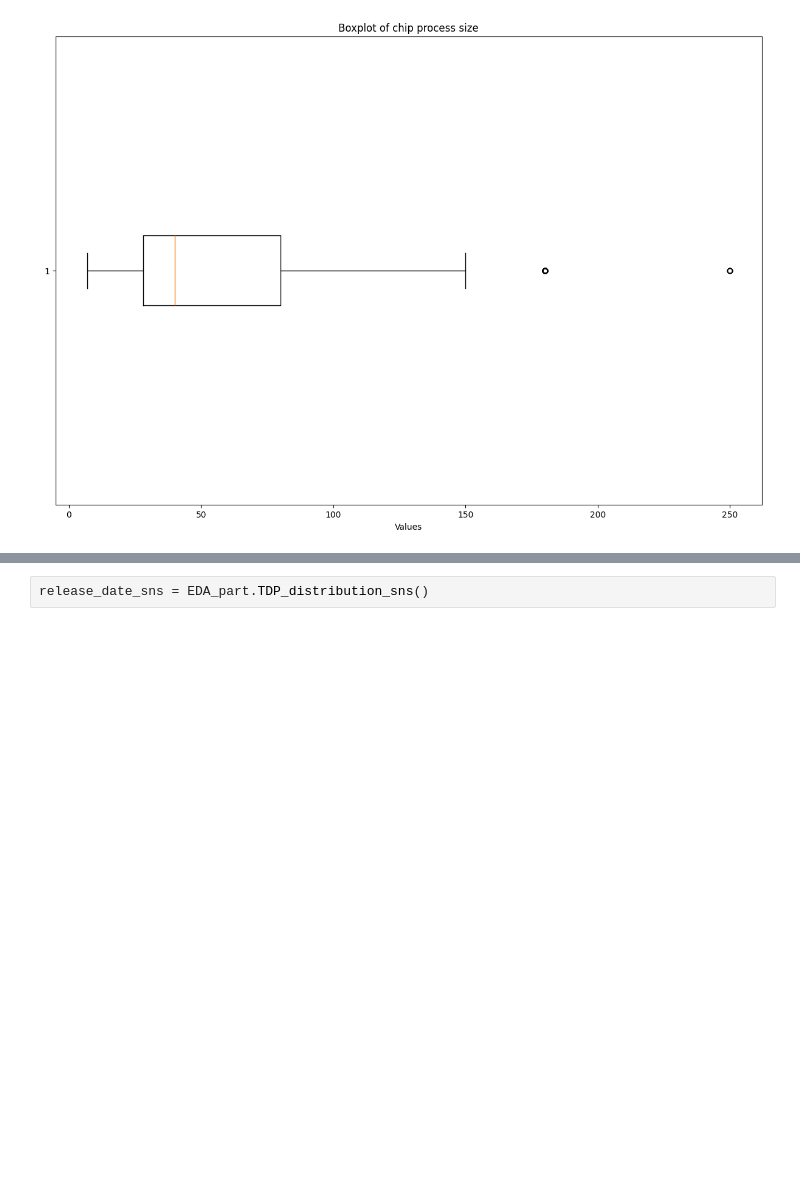
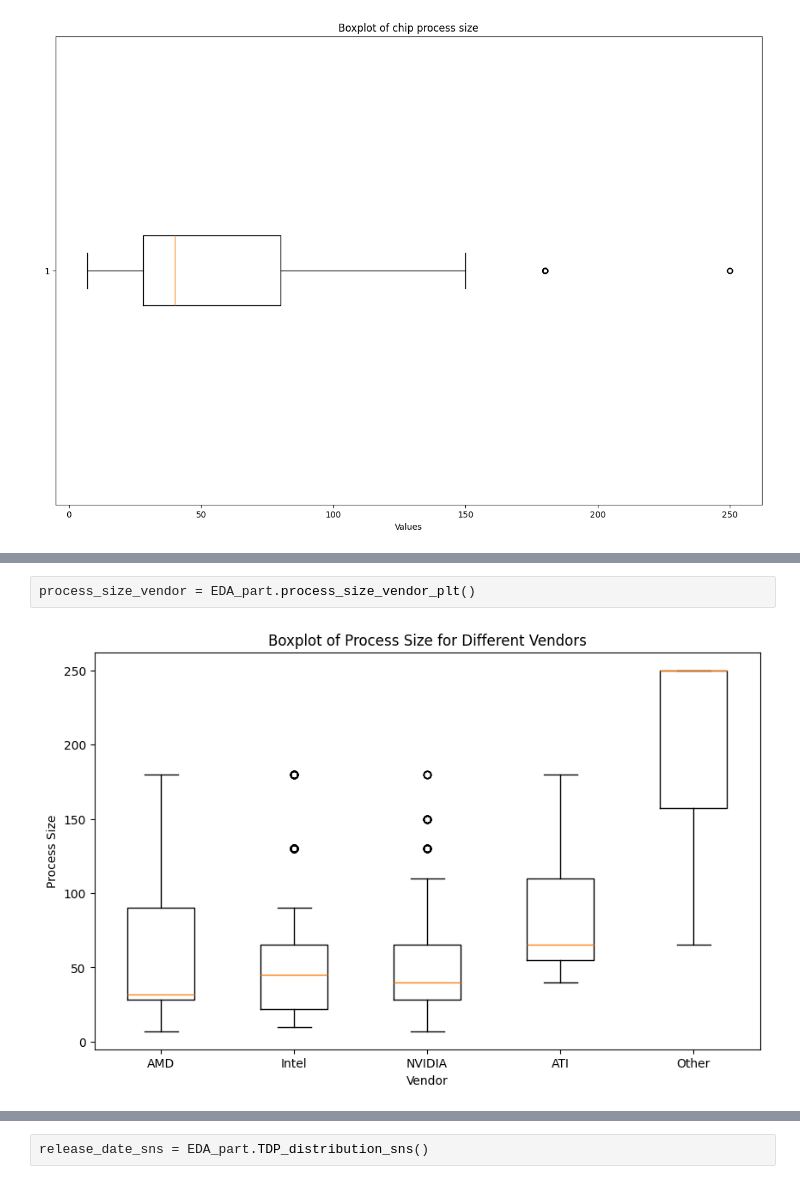
Before and after one commit to Zhengnan817/Project-3-Data-Reconstruction-and-Analysis, a Jupyter notebook: data_reconstruction_and_analysis.ipynb, the cells around one changed output, grey strips where cells are left out. Saved outputs shown, nothing was run; the diff lists cells and outputs as text; blank space fills up the shorter version.

```diff
--- a/data_reconstruction_and_analysis.ipynb
+++ b/data_reconstruction_and_analysis.ipynb
@@ -125,0 +148,4 @@ process_size_plt = EDA_part.process_size_plt()
+# %%
+process_size_vendor = EDA_part.process_size_vendor_plt()
+# %% [output]
+[figure, added]
```
Also changed, not shown: parts of 30 cells of this notebook, 5 other files.
